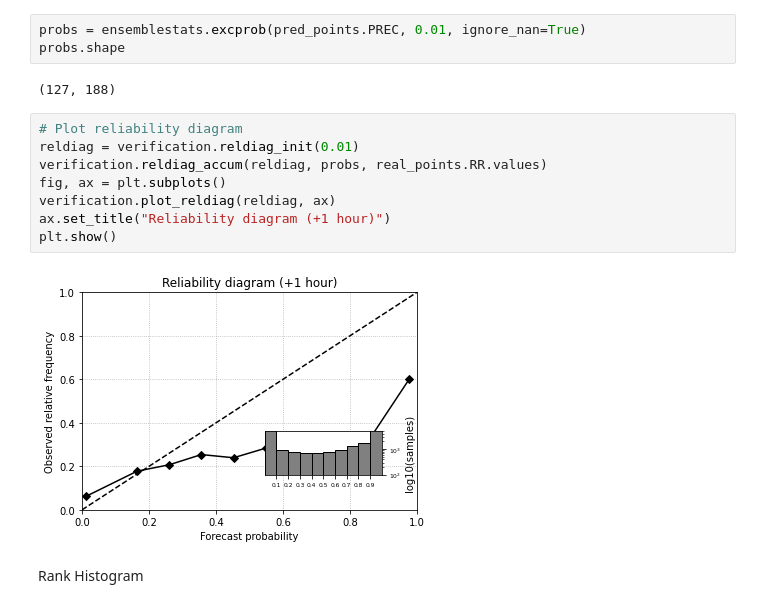
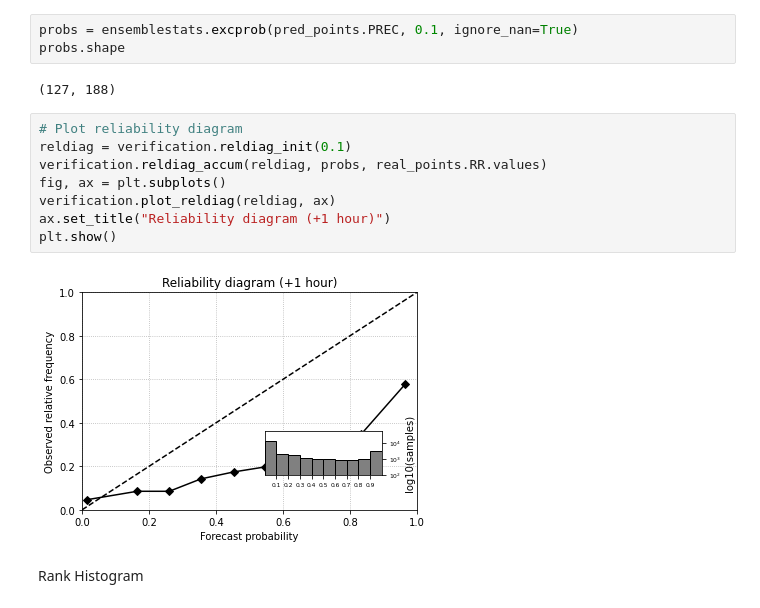
Before and after one commit to butoialexandra/Realistic-looking-rainfall-forecasts, a Jupyter notebook: verification.ipynb, the cells around one changed output. Cells and saved outputs as stored; diff of their text form.

```diff
--- a/verification.ipynb
+++ b/verification.ipynb
@@ -180,18 +182,18 @@ from pysteps import verification
 # %%
-probs = ensemblestats.excprob(pred_points.PREC, 0.01, ignore_nan=True)
+probs = ensemblestats.excprob(pred_points.PREC, 0.1, ignore_nan=True)
 probs.shape
 # %% [output]
 (127, 188)
 # %%
 # Plot reliability diagram
-reldiag = verification.reldiag_init(0.01)
+reldiag = verification.reldiag_init(0.1)
 verification.reldiag_accum(reldiag, probs, real_points.RR.values)
 fig, ax = plt.subplots()
 verification.plot_reldiag(reldiag, ax)
 ax.set_title("Reliability diagram (+1 hour)")
 plt.show()
 # %% [output]
-[figure, old version]
+[figure, new version]
 # %% [markdown]
 Rank Histogram
 # %%
```
Also changed, not shown: parts of 19 cells of this notebook.
